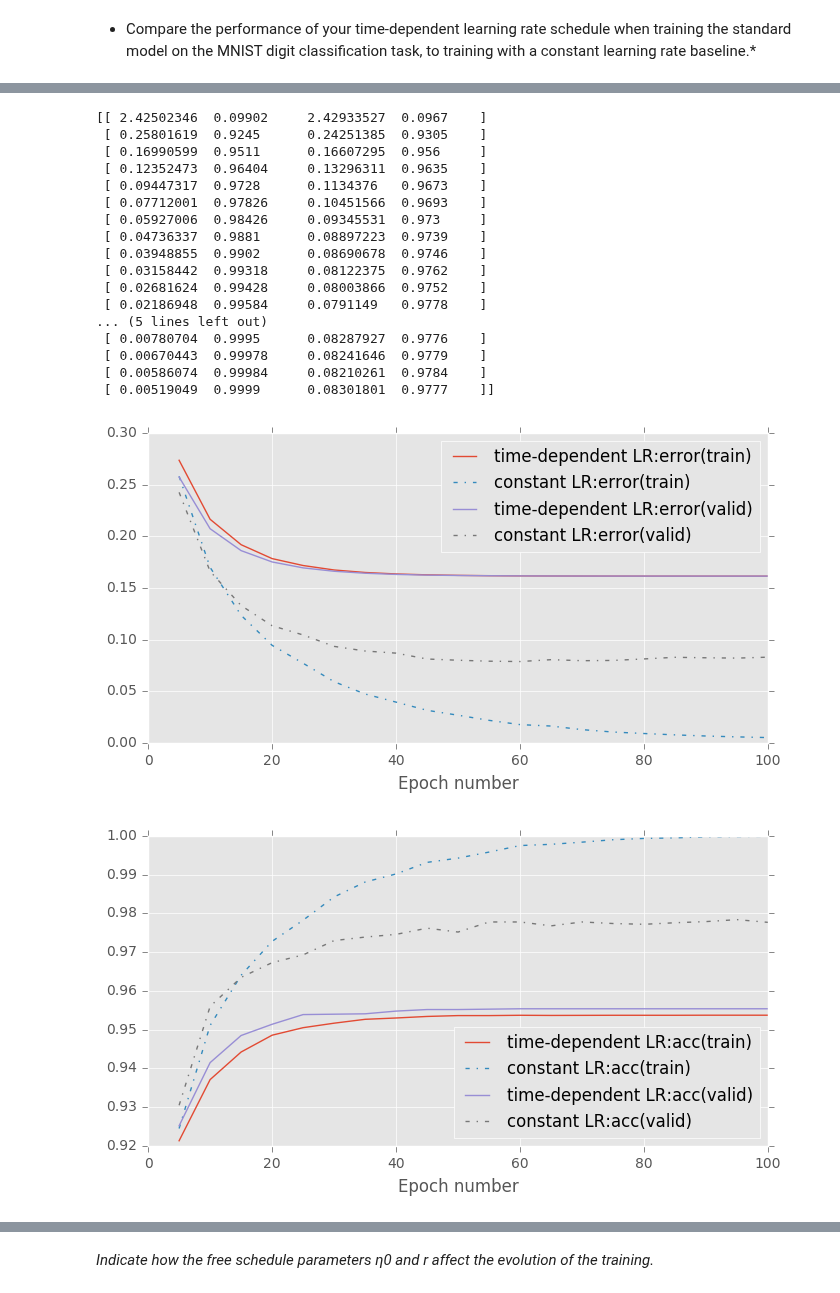
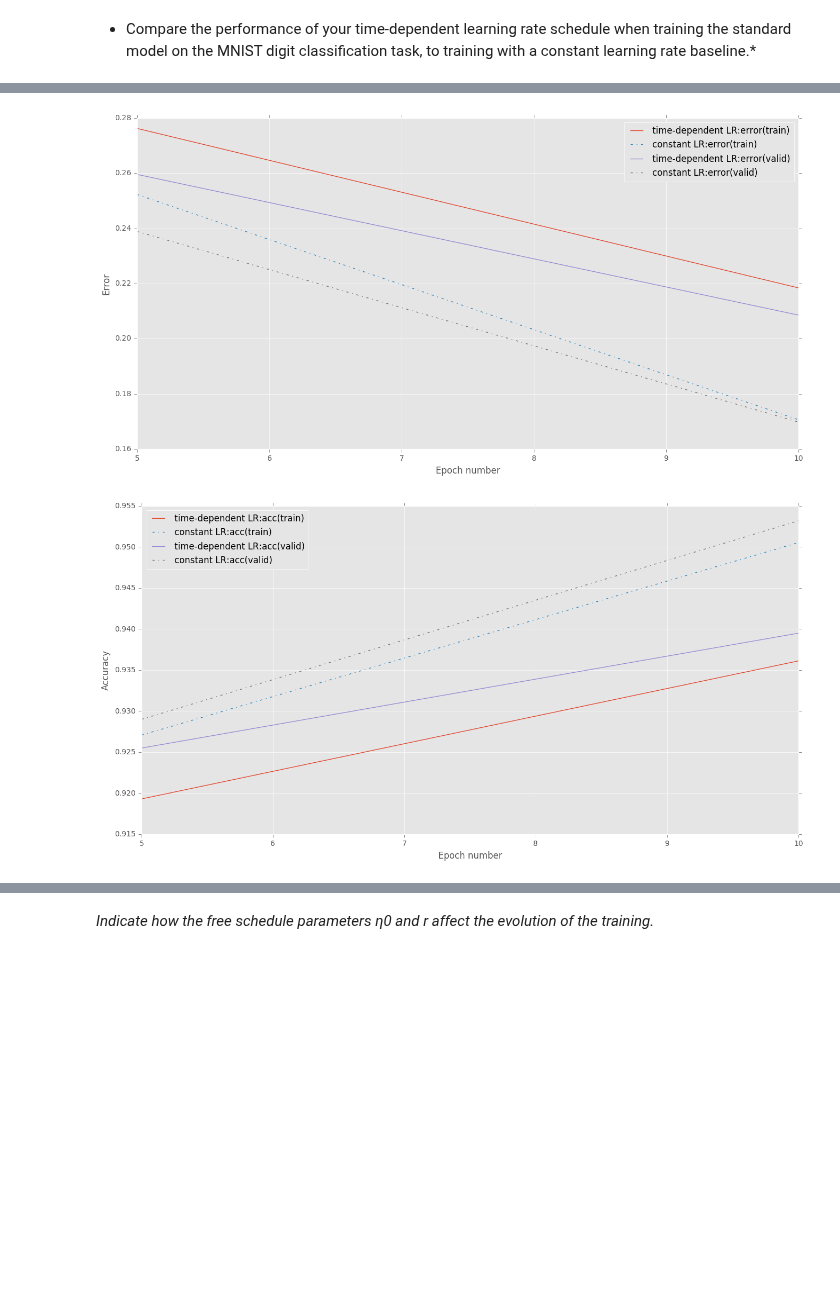
Before and after one commit to clarkzhao/Course-MLP, a Jupyter notebook: notebooks/Coursework_1.ipynb, the cells around one changed output, grey strips where cells are left out. Cells and saved outputs as stored; diff of their text form; code cells hidden in the pictures; blank space fills up the shorter version.

```diff
--- a/notebooks/Coursework_1.ipynb
+++ b/notebooks/Coursework_1.ipynb
@@ -125,7 +125,7 @@ def train_model_with_constant_lr(
 def plot_both(stats1,stats2,keys1,run_time1,run_time2):
 
     # Plot the change in the validation and training set error over training.
-    fig_1 = plt.figure(figsize=(8, 4))
+    fig_1 = plt.figure(figsize=(16, 8))
     ax_1 = fig_1.add_subplot(111)
     for k in ['error(train)', 'error(valid)']:
         ax_1.plot(np.arange(1, stats1.shape[0]) * stats_interval,
@@ -134,9 +134,10 @@ def plot_both(stats1,stats2,keys1,run_time1,run_time2):
                    stats2[1:, keys1[k]], label='constant LR:' + k, linestyle='-.')
     ax_1.legend(loc=0)
     ax_1.set_xlabel('Epoch number')
+    ax_1.set_ylabel('Error')
     fig_1.savefig('error_train_valid.pdf')
     # Plot the change in the validation and training set accuracy over training.
-    fig_2 = plt.figure(figsize=(8, 4))
+    fig_2 = plt.figure(figsize=(16, 8))
     ax_2 = fig_2.add_subplot(111)
     for k in ['acc(train)', 'acc(valid)']:
         ax_2.plot(np.arange(1, stats1.shape[0]) * stats_interval,
@@ -146,6 +147,7 @@ def plot_both(stats1,stats2,keys1,run_time1,run_time2):
 
     ax_2.legend(loc=0)
     ax_2.set_xlabel('Epoch number')
+    ax_2.set_ylabel('Accuracy')
     fig_2.savefig('acc_train_valid.pdf')
 
     return stats1,stats2,keys1, keys2, run_time1,run_time2, fig_1, ax_1, fig_2, ax_2
@@ -159,14 +161,11 @@ plt.style.use('ggplot')
 batch_size = 50  # number of data points in a batch
 init_scale = 0.1  # scale for random parameter initialisation
 learning_rate = 0.1  # initial learning rate for gradient descent
-num_epochs = 100 # number of training epochs to perform
+num_epochs = 10 # number of training epochs to perform
 stats_interval = 5  # epoch interval between recording and printing stats
 free_parameter = 10 # parameter governing how quickly the learning rate decays.
 # Reset random number generator and data provider states on each run
 # to ensure reproducibility of results
-
-
-
 
 learning_rule = GradientDescentLearningRule(learning_rate=learning_rate)
 
@@ -174,12 +173,13 @@ rng.seed(seed)
 train_data.reset()
 valid_data.reset()
 
+stats2, keys2, run_time2 = train_model_with_constant_lr(
+    model, error, learning_rule, train_data, valid_data, num_epochs, stats_interval)
+
 stats1, keys1, run_time1 = train_model_with_time_dependent_lr(
     free_parameter, model, error, learning_rule, train_data,
     valid_data, num_epochs, stats_interval)
 
-stats2, keys2, run_time2 = train_model_with_constant_lr(
-    model, error, learning_rule, train_data, valid_data, num_epochs, stats_interval)
 
 _ = plot_both(stats1,stats2,keys1,run_time1,run_time2)
 # %% [output]
@@ -237,20 +194,3 @@ Epoch 100: 1.29s to complete
-[[ 2.42502346  0.09902     2.42933527  0.0967    ]
- [ 0.25801619  0.9245      0.24251385  0.9305    ]
- [ 0.16990599  0.9511      0.16607295  0.956     ]
- [ 0.12352473  0.96404     0.13296311  0.9635    ]
- [ 0.09447317  0.9728      0.1134376   0.9673    ]
- [ 0.07712001  0.97826     0.10451566  0.9693    ]
- [ 0.05927006  0.98426     0.09345531  0.973     ]
- [ 0.04736337  0.9881      0.08897223  0.9739    ]
- [ 0.03948855  0.9902      0.08690678  0.9746    ]
- [ 0.03158442  0.99318     0.08122375  0.9762    ]
- [ 0.02681624  0.99428     0.08003866  0.9752    ]
- [ 0.02186948  0.99584     0.0791149   0.9778    ]
-... (5 lines left out)
- [ 0.00780704  0.9995      0.08287927  0.9776    ]
- [ 0.00670443  0.99978     0.08241646  0.9779    ]
- [ 0.00586074  0.99984     0.08210261  0.9784    ]
- [ 0.00519049  0.9999      0.08301801  0.9777    ]]
-[figure, old version]
+[figure, new version]
-[figure, old version]
+[figure, new version]
 # %% [markdown]
```
Also changed, not shown: parts of 4 cells of this notebook.
